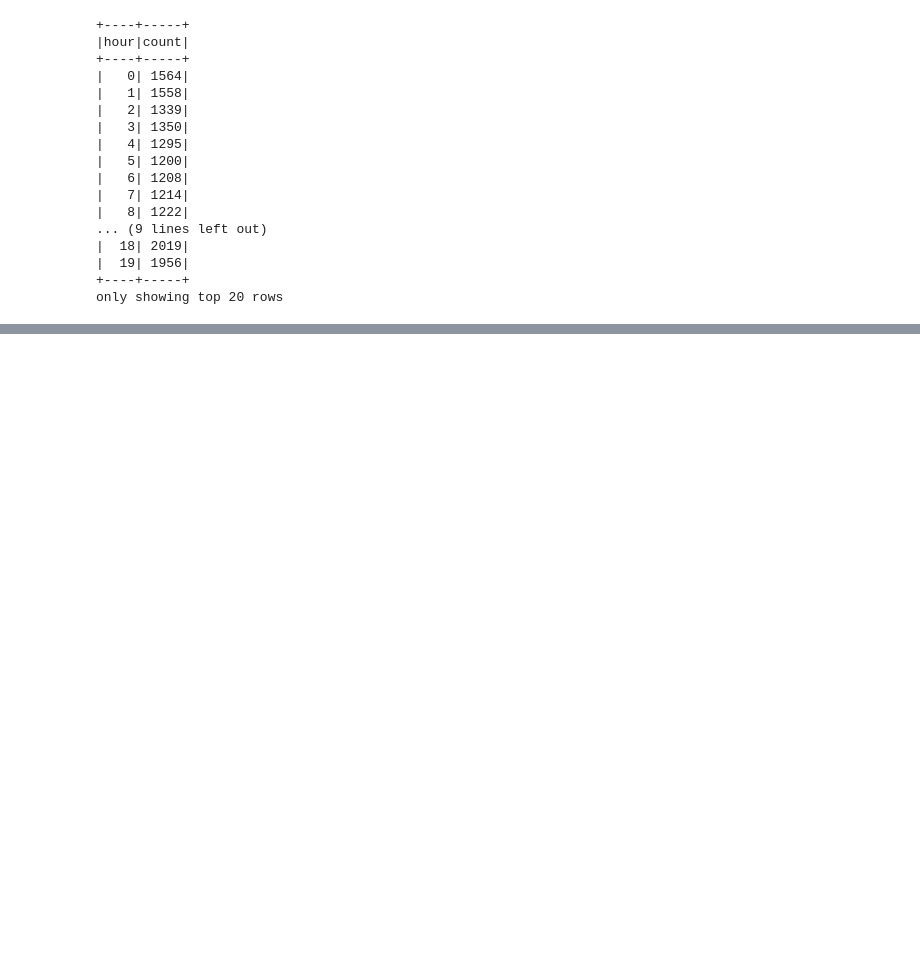
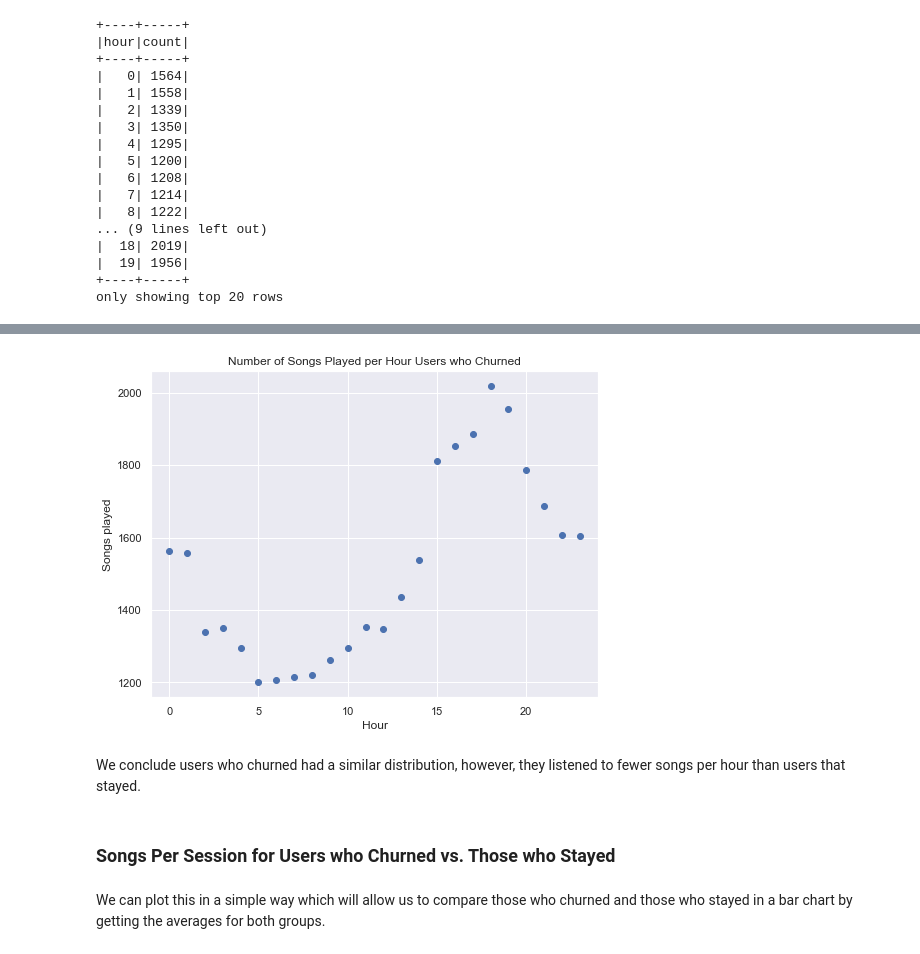
Before and after one commit to Nima-Sayyah/Sparkify, a Jupyter notebook: Sparkify.ipynb, the cells around one changed output, grey strips where cells are left out. Cells and saved outputs as stored; diff of their text form; code cells hidden in the pictures; blank space fills up the shorter version.

```diff
--- a/Sparkify.ipynb
+++ b/Sparkify.ipynb
@@ -871,0 +872,16 @@ songs_in_hour_churned
+# %%
+#plot distribution of songs per hour for churned
+plt.figure(figsize = [8,6])
+plt.scatter(songs_in_hour_churned["hour"], songs_in_hour_churned["count"])
+plt.xlim(-1, 24)
+plt.xlabel("Hour")
+plt.ylabel("Songs played")
+plt.title("Number of Songs Played per Hour Users who Churned");
+# %% [output]
+[figure, added]
+# %% [markdown]
+We conclude users who churned had a similar distribution, however, they listened to fewer songs per hour than users that stayed.
+# %% [markdown]
+### Songs Per Session for Users who Churned vs. Those who Stayed
+# %% [markdown]
+We can plot this in a simple way which will allow us to compare those who churned and those who stayed in a bar chart by getting the averages for both groups.
```
Also changed, not shown: parts of 6 cells of this notebook.
